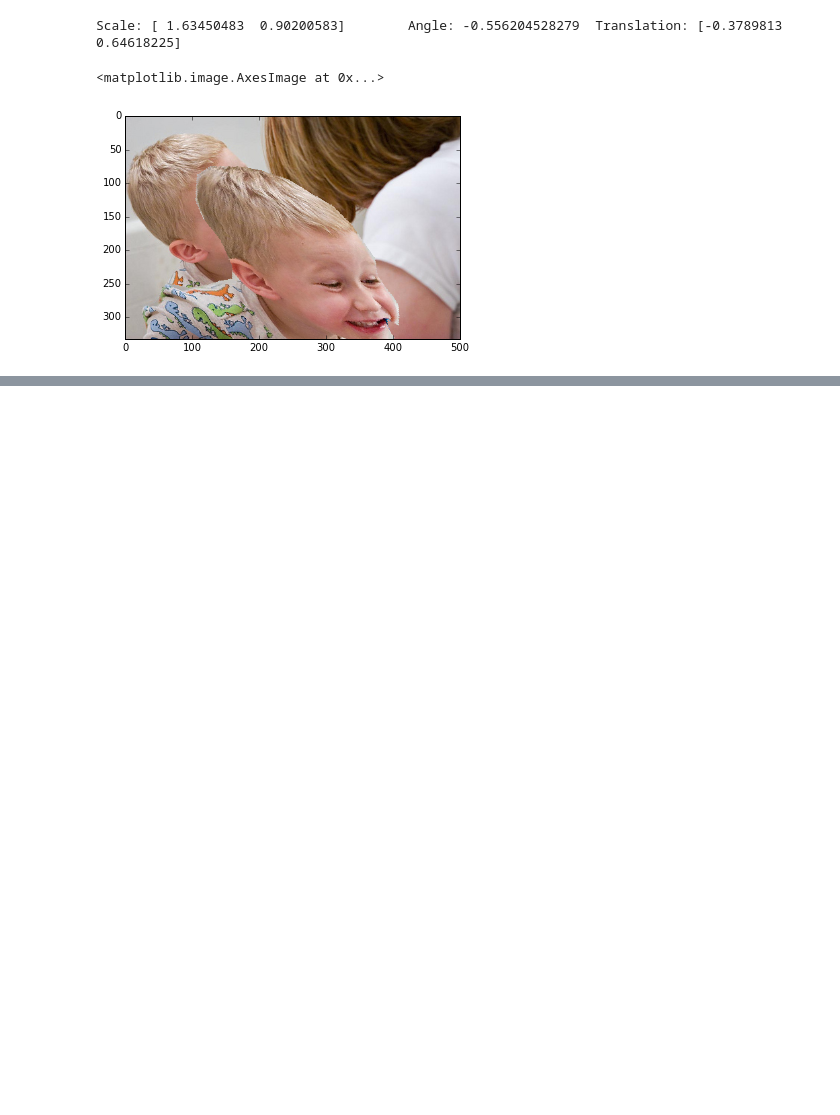
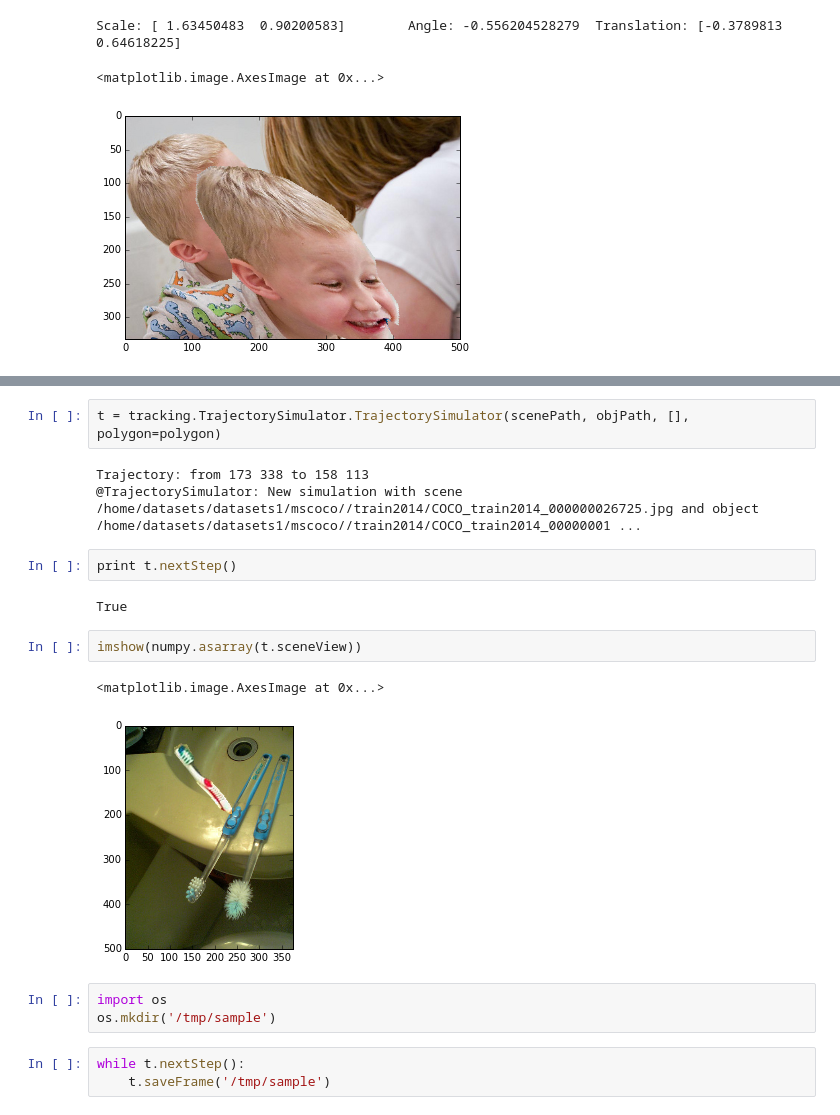
Before and after one commit to jccaicedo/localization-agent, a Jupyter notebook: Synthetic tracking examples from static images.ipynb, the cells around one changed output, grey strips where cells are left out. Drawn from its saved outputs; the diff is of its cells as text; blank space fills up the shorter version.

```diff
--- a/Synthetic tracking examples from static images.ipynb
+++ b/Synthetic tracking examples from static images.ipynb
@@ -80,0 +99,20 @@ Scale: [ 1.63450483  0.90200583]        Angle: -0.556204528279  Translation: [-0
+# %%
+t = tracking.TrajectorySimulator.TrajectorySimulator(scenePath, objPath, [], polygon=polygon)
+# %% [output]
+Trajectory: from 173 338 to 158 113
+@TrajectorySimulator: New simulation with scene /home/datasets/datasets1/mscoco//train2014/COCO_train2014_000000026725.jpg and object /home/datasets/datasets1/mscoco//train2014/COCO_train2014_00000001 ...
+# %%
+print t.nextStep()
+# %% [output]
+True
+# %%
+imshow(numpy.asarray(t.sceneView))
+# %% [output]
+<matplotlib.image.AxesImage at 0x...>
+[figure, added]
+# %%
+import os
+os.mkdir('/tmp/sample')
+# %%
+while t.nextStep():
+    t.saveFrame('/tmp/sample')
```
Also changed, not shown: parts of 5 cells of this notebook, 1 other file.
